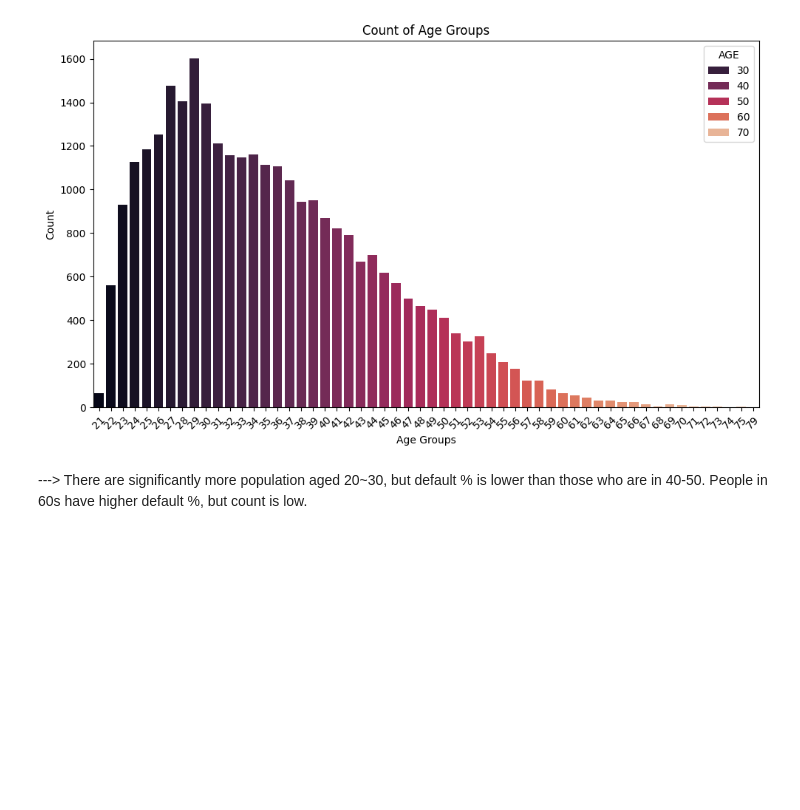
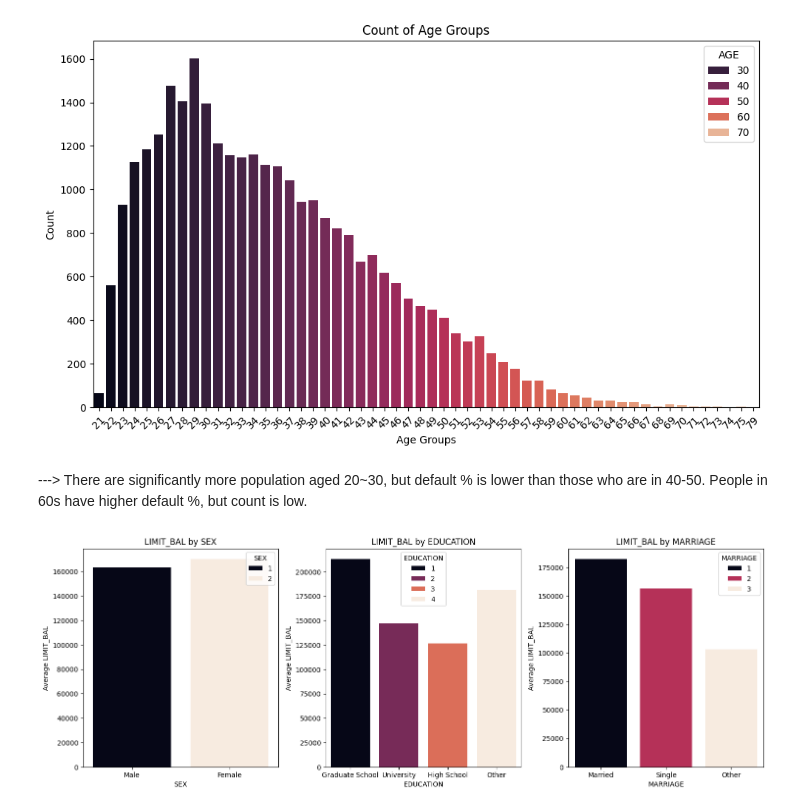
Before and after one commit to minjeoungneev/Default_Credit_Card, a Jupyter notebook: EDA.ipynb, the cells around one changed output. Saved outputs shown, nothing was run; the diff lists cells and outputs as text; code cells hidden in the pictures; blank space fills up the shorter version.

```diff
--- a/EDA.ipynb
+++ b/EDA.ipynb
@@ -658,3 +658,34 @@ plt.show()
 [figure]
 # %% [markdown]
 ---> There are significantly more population aged 20~30, but default % is lower than those who are in 40-50. People in 60s have higher default %, but count is low.
+# %%
+plt.figure(figsize=(15, 10))
+
+# Bar chart for LIMIT_BAL by SEX
+plt.subplot(2, 3, 1)
+sns.barplot(x='SEX', y='LIMIT_BAL', data=df, palette='rocket', hue='SEX', errorbar=None)
+plt.title('LIMIT_BAL by SEX')
+plt.xlabel('SEX')
+plt.xticks([0, 1], ['Male', 'Female'])
+plt.ylabel('Average LIMIT_BAL')
+
+# Bar chart for LIMIT_BAL by EDUCATION
+plt.subplot(2, 3, 2)
+sns.barplot(x='EDUCATION', y='LIMIT_BAL', data=df, palette='rocket',hue='EDUCATION', errorbar=None)
+plt.title('LIMIT_BAL by EDUCATION')
+plt.xlabel('EDUCATION')
+plt.xticks([0, 1, 2, 3], ['Graduate School', 'University', 'High School', 'Other'])
+plt.ylabel('Average LIMIT_BAL')
+
+# Bar chart for LIMIT_BAL by MARRIAGE
+plt.subplot(2, 3, 3)
+sns.barplot(x='MARRIAGE', y='LIMIT_BAL', data=df, palette='rocket',hue='MARRIAGE',errorbar=None)
+plt.title('LIMIT_BAL by MARRIAGE')
+plt.xlabel('MARRIAGE')
+plt.xticks([0, 1, 2], ['Married', 'Single', 'Other'])
+plt.ylabel('Average LIMIT_BAL')
+
+plt.tight_layout()
+plt.show()
+# %% [output]
+[figure, added]
```
Also changed, not shown: parts of 4 cells of this notebook, 3 other files.
